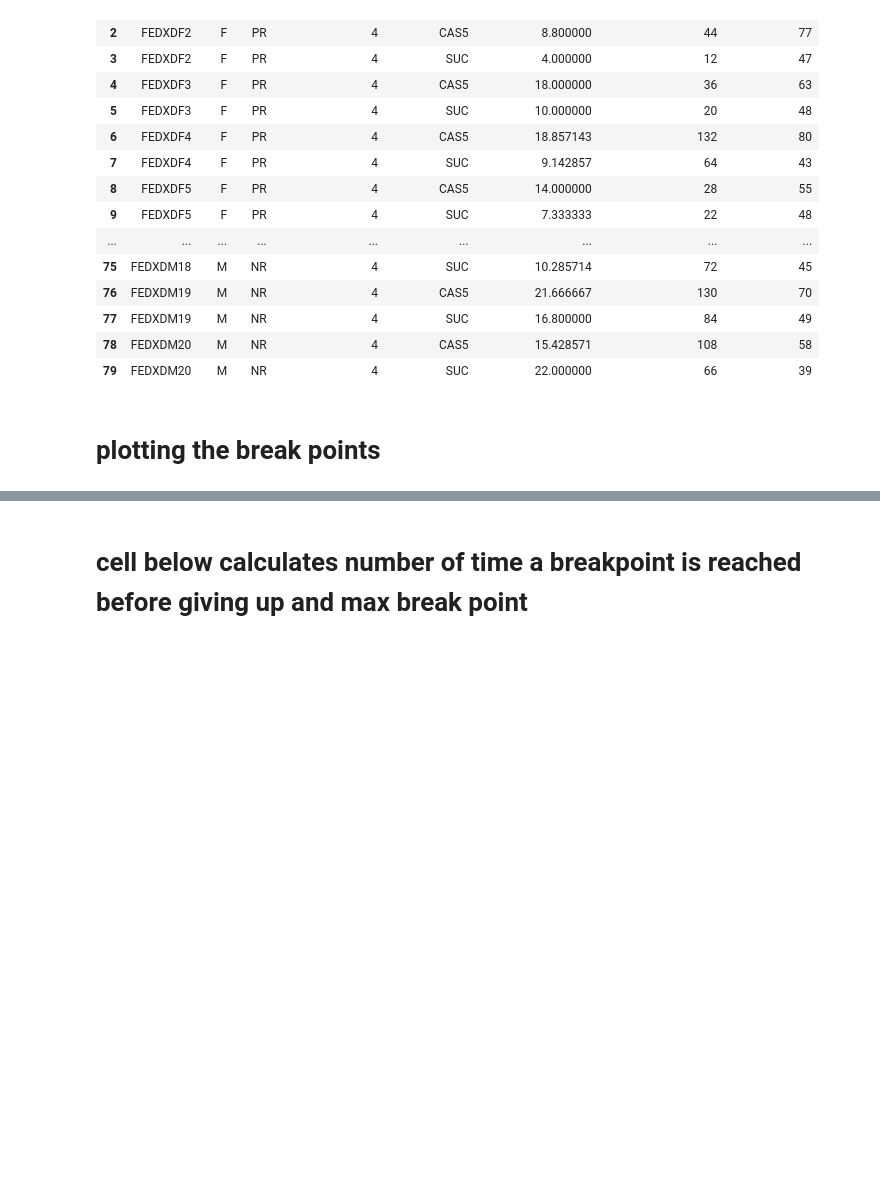
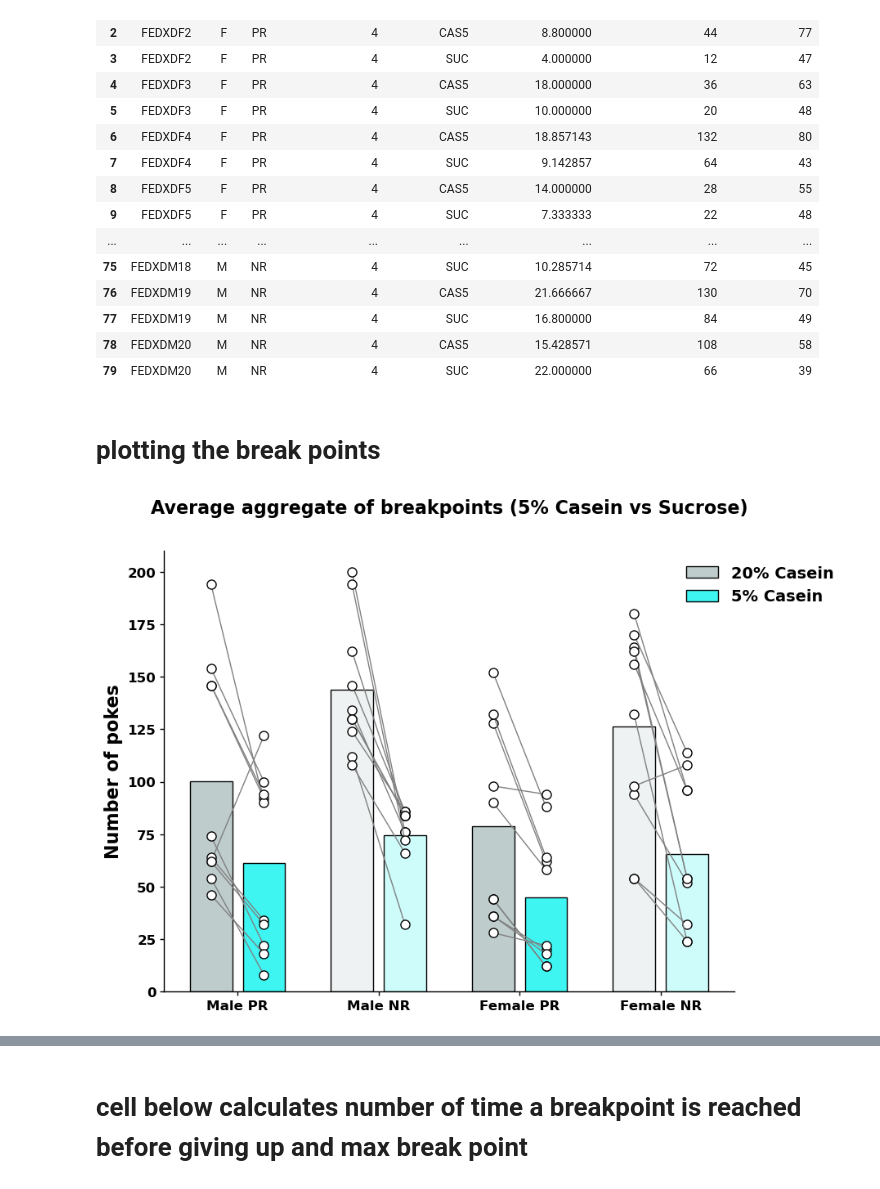
Before and after one commit to Htbibalan/FEDPROFERENCE, a Jupyter notebook: notebooks/FEDPROFERENCE_break_point.ipynb, the cells around one changed output, grey strips where cells are left out. Cells and saved outputs as stored; diff of their text form; code cells hidden in the pictures; blank space fills up the shorter version.

```diff
--- a/notebooks/FEDPROFERENCE_break_point.ipynb
+++ b/notebooks/FEDPROFERENCE_break_point.ipynb
@@ -519,3 +519,96 @@ results_df
 results_df.to_csv("../results/Choice_Cost_and_Poke_Ratio.csv", index=False)
 # %% [markdown]
 # plotting the break points
+# %%
+import pandas as pd
+import matplotlib.pyplot as plt
+import trompy as tp
+
+fig_folder = r"../plots\FINAL_PLOTS_FOR_FENS24\C4\\"
+
+from matplotlib import rc
+
+plt.rcParams.update({
+    'font.size': 16,          # Global font size
+    'font.weight': 'bold',    # Global font weight
+    'axes.titlesize': 16,     # Font size of the axes title
+    'axes.titleweight': 'bold', # Font weight of the axes title
+    'axes.labelsize': 16,     # Font size of the x and y labels
+    'axes.labelweight': 'bold', # Font weight of the x and y labels
+    'xtick.labelsize': 12,    # Font size of the x tick labels
+    'ytick.labelsize': 12,    # Font size of the y tick labels
+    'legend.fontsize': 14,    # Font size of the legend
+    'figure.titlesize': 16,   # Font size of the figure title
+    'figure.titleweight': 'bold' # Font weight of the figure title
+})
+
+# Load the data
+file_path = "../results/Choice_Session_4_sum_Breakpoints.csv"  # Update with the correct path if needed
+data = pd.read_csv(file_path)
+
+# Extract the required data for plotting
+def extract_data(sex, diet, pellet_type):
+    return data[(data['SEX'] == sex) & (data['DIET'] == diet) & (data['PELLET_TYPE'] == pellet_type)]['SUM_BREAKPOINTS'].tolist()
+
+# Group data appropriately
+pellet_count_group_data_male_pr = [extract_data('M', 'PR', 'CAS5'), extract_data('M', 'PR', 'SUC')]
+pellet_count_group_data_male_nr = [extract_data('M', 'NR', 'CAS5'), extract_data('M', 'NR', 'SUC')]
+pellet_count_group_data_female_pr = [extract_data('F', 'PR', 'CAS5'), extract_data('F', 'PR', 'SUC')]
+pellet_count_group_data_female_nr = [extract_data('F', 'NR', 'CAS5'), extract_data('F', 'NR', 'SUC')]
+
+
+high_protein_color = (0.749, 0.8, 0.8)
+low_protein_color = (0.247, 0.961, 0.949)
+# the last element of the tuple is alpha value
+high_protein_color_alpha = (0.749, 0.8, 0.8, 0.25)
+low_protein_color_alpha = (0.247, 0.961, 0.949, 0.25)
+# Plot the data for average breakpoints
+f, ax = plt.subplots(figsize=(9, 7))
+positions = [1, 1.5, 3, 3.5, 5, 5.5, 7, 7.5]
+
+_, _, barlist, _ = tp.barscatter([pellet_count_group_data_male_pr, pellet_count_group_data_male_nr, pellet_count_group_data_female_pr, pellet_count_group_data_female_nr],
+                                 ax=ax, paired=True, linewidth=1, groupwidth=0.75,
+                                 barfacecolor_option="individual",
+                                 baredgecolor=["black"]*8,
+                                 barfacecolor=[high_protein_color, low_protein_color, high_protein_color_alpha, low_protein_color_alpha, high_protein_color, low_protein_color, high_protein_color_alpha, low_protein_color_alpha],
+                                 positions=positions)
+
+ax.set_title('Average aggregate of breakpoints (5% Casein vs Sucrose)',y=1.07)
+ax.legend(barlist, ['20% Casein', '5% Casein'], frameon = False,bbox_to_anchor=(1.2, 1))
+ax.set_ylabel('Number of pokes')
+ax.set_xticks([1,2,3,4])
+ax.set_xticklabels(['Male PR', 'Male NR', 'Female PR', 'Female NR'])
+f.savefig(fig_folder + 'Average_aggregate_of_breakpoints.pdf', bbox_inches='tight')
+plt.show()
+
+# Extract the required data for max pellets
+def extract_max_data(sex, diet, pellet_type):
+    return data[(data['SEX'] == sex) & (data['DIET'] == diet) & (data['PELLET_TYPE'] == pellet_type)]['MAX_PELLETS'].tolist()
+
+# Group data appropriately
+pellet_count_group_data_male_pr_max = [extract_max_data('M', 'PR', 'CAS5'), extract_max_data('M', 'PR', 'SUC')]
+pellet_count_group_data_male_nr_max = [extract_max_data('M', 'NR', 'CAS5'), extract_max_data('M', 'NR', 'SUC')]
+pellet_count_group_data_female_pr_max = [extract_max_data('F', 'PR', 'CAS5'), extract_max_data('F', 'PR', 'SUC')]
+pellet_count_group_data_female_nr_max = [extract_max_data('F', 'NR', 'CAS5'), extract_max_data('F', 'NR', 'SUC')]
+
+# Plot the data for max pellets
+f, ax = plt.subplots(figsize=(9, 7))
+positions = [1, 1.5, 3, 3.5, 5, 5.5, 7, 7.5]
+
+_, _, barlist, _ = tp.barscatter([pellet_count_group_data_male_pr_max, pellet_count_group_data_male_nr_max, pellet_count_group_data_female_pr_max, pellet_count_group_data_female_nr_max],
+                                 ax=ax, paired=True, linewidth=1, groupwidth=0.75,
+                                 barfacecolor_option="individual",
+                                 baredgecolor=["black"]*8,
+                                 barfacecolor=[high_protein_color, low_protein_color, high_protein_color_alpha, low_protein_color_alpha, high_protein_color, low_protein_color, high_protein_color_alpha, low_protein_color_alpha],
+                                 positions=positions)
+
+ax.set_title('Average pellet intake in progressive ratio mode (5% Casein vs Sucrose)', y=1.07)
+ax.legend(barlist, ['20% Casein', '5% Casein'], frameon = False,bbox_to_anchor=(1.2, 1))
+
+ax.set_ylabel('Number of pellets')
+ax.set_xticks([1,2,3,4])
+ax.set_xticklabels(['Male PR', 'Male NR', 'Female PR', 'Female NR'])
+f.savefig(fig_folder + 'Average_pellet_intake_in_progressive_ratio_mode.pdf', bbox_inches='tight')
+plt.show()
+# %% [output]
+[figure, added]
```
Also changed, not shown: parts of 5 cells of this notebook, 35 other files.
